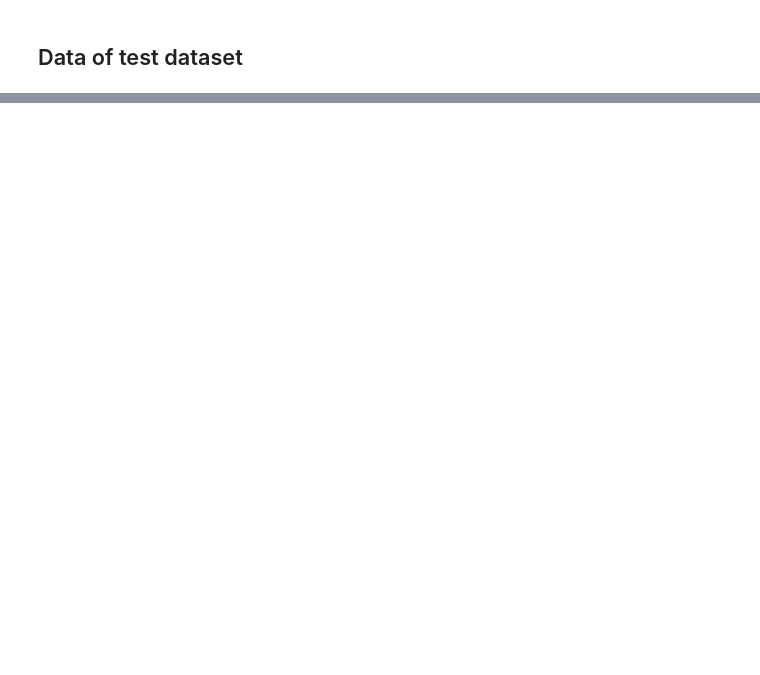
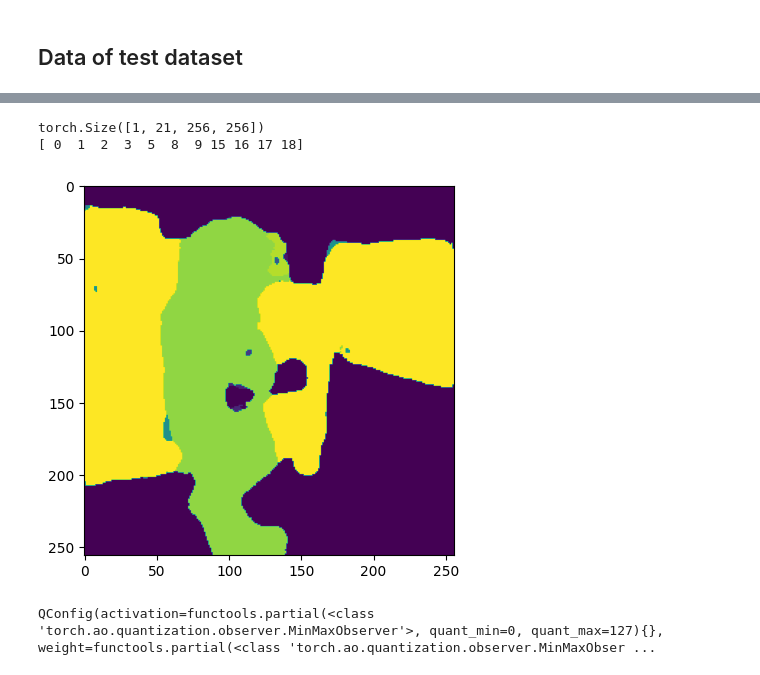
Before and after one commit to Vabree/cnn_lab, a Jupyter notebook: notebook/voc.ipynb, the cells around one changed output, grey strips where cells are left out. Cells and saved outputs as stored; diff of their text form; code cells hidden in the pictures; blank space fills up the shorter version.

```diff
--- a/notebook/voc.ipynb
+++ b/notebook/voc.ipynb
@@ -93,0 +105,5 @@ bird
+# %%
+from src.models.UNet import UNet, EncoderBlock, DecoderBlock, CNNBlock, CNNBlockX2
+model = UNet(3,21)
+model.load_state_dict(torch.load("../models/unet_voc_overfitted.pth"))
+model.eval()
@@ -93,0 +128,42 @@ bird
+# %%
+from torchvision.transforms import ToTensor, Compose, Resize,PILToTensor
+# define a transform to convert a tensor to PIL image
+
+imagesTransform = Compose([
+            Resize((256,256)),
+            ToTensor()
+            ])
+
+targetTransform = Compose([
+            Resize((256,256)),
+            PILToTensor()
+            ])
+
+train_dataset = torchvision.datasets.VOCSegmentation(root = "F:\Datasets\VOC", download = False, image_set= 'train', transform=imagesTransform, target_transform=targetTransform)
+train_dataloader = torch.utils.data.DataLoader(train_dataset, batch_size=1, shuffle=True)
+
+# Display image and label.
+train_features, train_labels = next(iter(train_dataloader))
+
+
+feat = model(train_features)
+
+print(feat.size())
+feat = torch.argmax(feat, 1).squeeze()
+feat_cpu = feat.cpu().numpy()
+print(np.unique(feat_cpu))
+plt.imshow(feat_cpu*255/21)
+plt.show()
+# %% [output]
+torch.Size([1, 21, 256, 256])
+[ 0  1  2  3  5  8  9 15 16 17 18]
+[figure, added]
+# %%
+#test quantization
+model.qconfig = torch.ao.quantization.default_qconfig
+print(model.qconfig)
+torch.ao.quantization.prepare(model, inplace=True)
+torch.ao.quantization.convert(model, inplace=True)
+torch.save(model.state_dict(), "teeest")
+# %% [output]
+QConfig(activation=functools.partial(<class 'torch.ao.quantization.observer.MinMaxObserver'>, quant_min=0, quant_max=127){}, weight=functools.partial(<class 'torch.ao.quantization.observer.MinMaxObser ...
```
Also changed, not shown: parts of 7 cells of this notebook.
